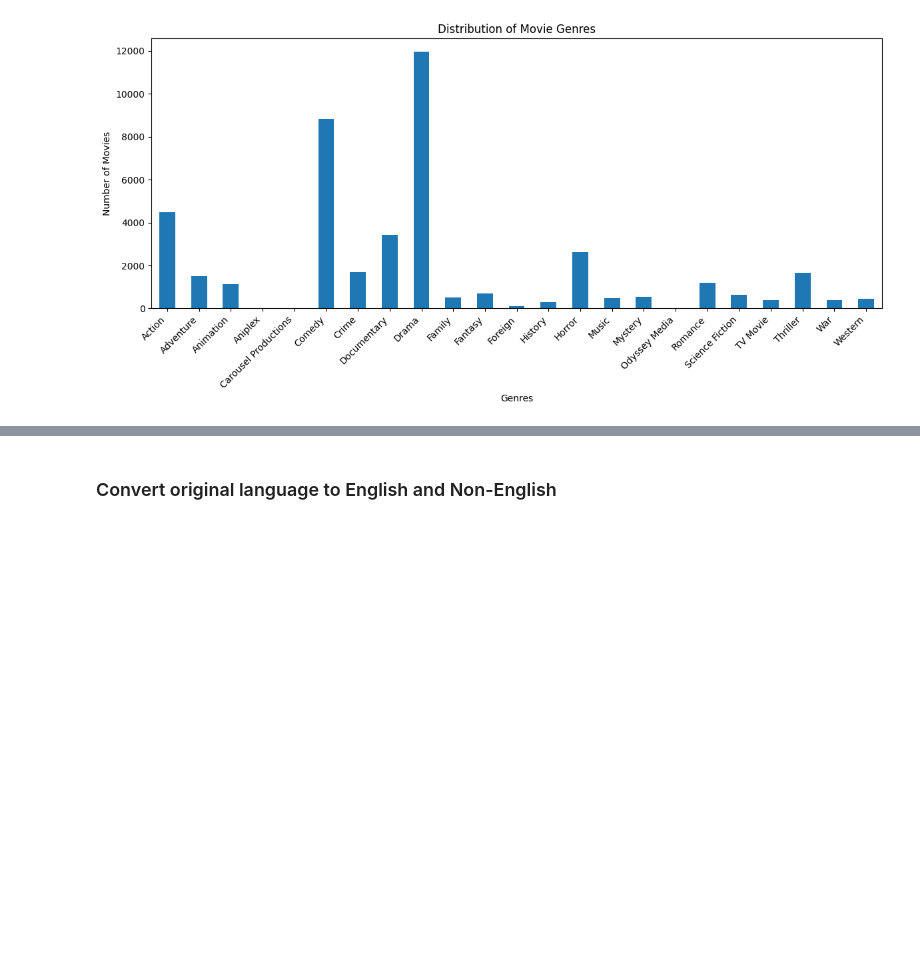
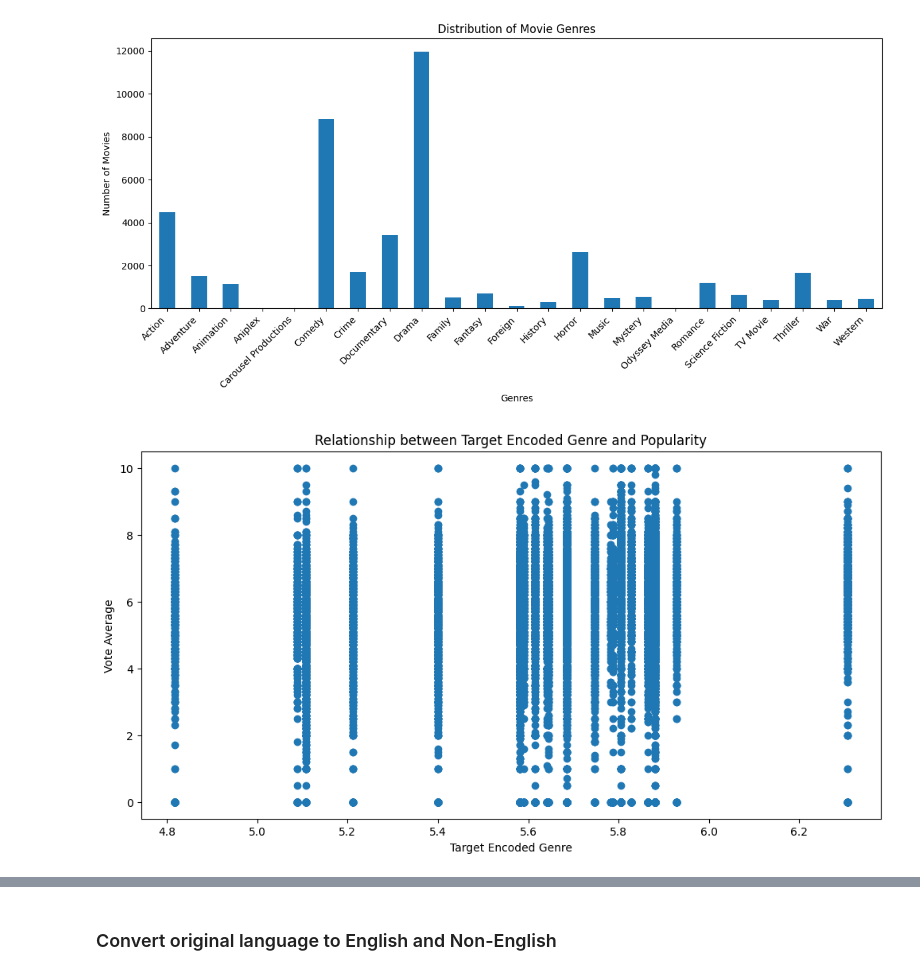
Before and after one commit to als1379/Movies-Analysis, a Jupyter notebook: MovieAnalysis.ipynb, the cells around one changed output, grey strips where cells are left out. Drawn from its saved outputs; the diff is of its cells as text; code cells hidden in the pictures; blank space fills up the shorter version.

```diff
--- a/MovieAnalysis.ipynb
+++ b/MovieAnalysis.ipynb
@@ -218,3 +222,25 @@ plt.tight_layout()
 plt.show()
 # %% [output]
 [figure]
+# %%
+# Target Encoding
+def target_encode_genres(df, target_column='vote_average'):
+    # Calculate the mean popularity for each genre
+    genre_popularity = df.groupby('genres')[target_column].mean()
+
+    # Create a new column with the target encoded values
+    df['genres'] = df['genres'].map(genre_popularity)
+
+    return df, genre_popularity
+
+movie_dataset, genre_popularity = target_encode_genres(movie_dataset)
+
+# Example: Visualize the relationship between target encoded genre and popularity
+plt.figure(figsize=(12, 6))
+plt.scatter(movie_dataset['genres'], movie_dataset['vote_average'])
+plt.xlabel('Target Encoded Genre')
+plt.ylabel('Vote Average')
+plt.title('Relationship between Target Encoded Genre and Popularity')
+plt.show()
+# %% [output]
+[figure, added]
```
Also changed, not shown: parts of 14 cells of this notebook.
